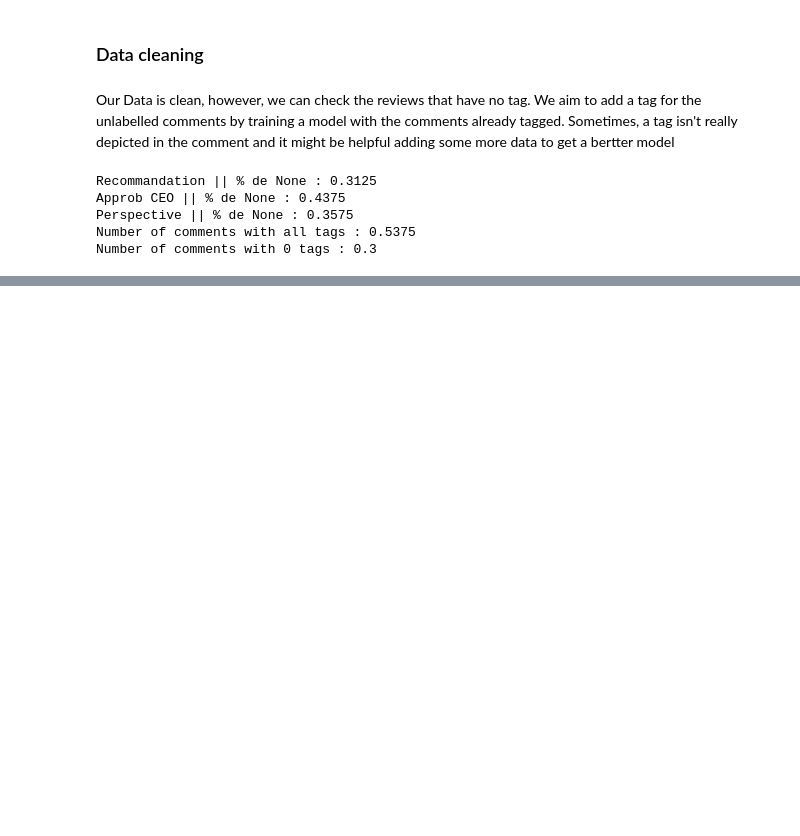
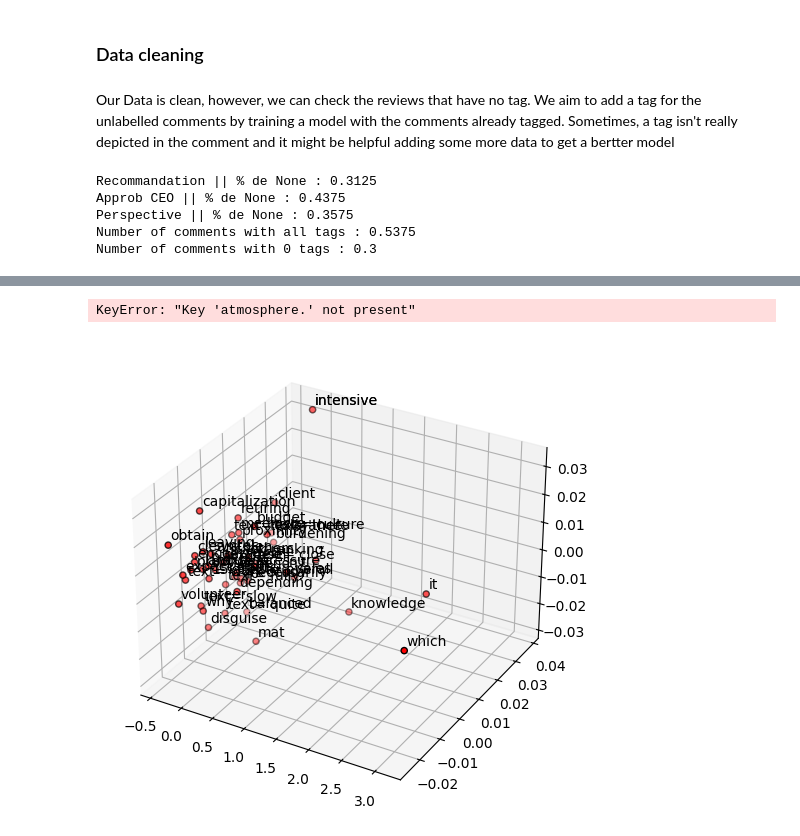
Before and after one commit to sevlfb/Webscrapping-Project, a Jupyter notebook: NLP/Scrap NLP.ipynb, the cells around one changed output, grey strips where cells are left out. Cells and saved outputs as stored; diff of their text form; code cells hidden in the pictures; blank space fills up the shorter version.

```diff
--- a/NLP/Scrap NLP.ipynb
+++ b/NLP/Scrap NLP.ipynb
@@ -332,0 +489,37 @@ print("Cosine similarity between 'alice' " +
+# %%
+similarity_search("work")
+# %% [output]
+KeyError: "Key 'atmosphere.' not present"
+# %%
+import numpy as np
+from sklearn.decomposition import PCA
+def display_pca_scatterplot(model, words=None, sample=0, dim=3):
+    if words == None:
+        if sample > 0:
+            words = np.random.choice(model.wv.index_to_key, sample)
+        else:
+            words = [ word for word in model.wv.index_to_key ]
+
+    word_vectors = np.array([model.wv[w] for w in words])
+
+    dims = PCA(n_components=dim).fit_transform(word_vectors)
+
+    if dim == 2 : dims=dims[:,:2]
+
+    fig = plt.figure(figsize=(6,6))
+    proj = None if dim == 2 else '3d'
+    ax = fig.add_subplot(projection=proj)
+
+    if dim == 3:
+        ax.scatter(dims[:,0], dims[:,1], dims[:,2], edgecolors='k', c='r')
+        for word, (x,y,z) in zip(words, dims):
+            ax.text(x+0.001, y+0.001, z+0.001, word)
+    if dim == 2:
+        ax.scatter(dims[:,0], dims[:,1], edgecolors='k', c='r')
+        for word, (x,y) in zip(words, dims):
+            ax.text(x+0.001, y+0.001, word)
+    fig.show()
+# %%
+display_pca_scatterplot(model1, sample=50, dim=3)
+# %% [output]
+[figure, added]
```
Also changed, not shown: parts of 31 cells of this notebook, 5 other files.
